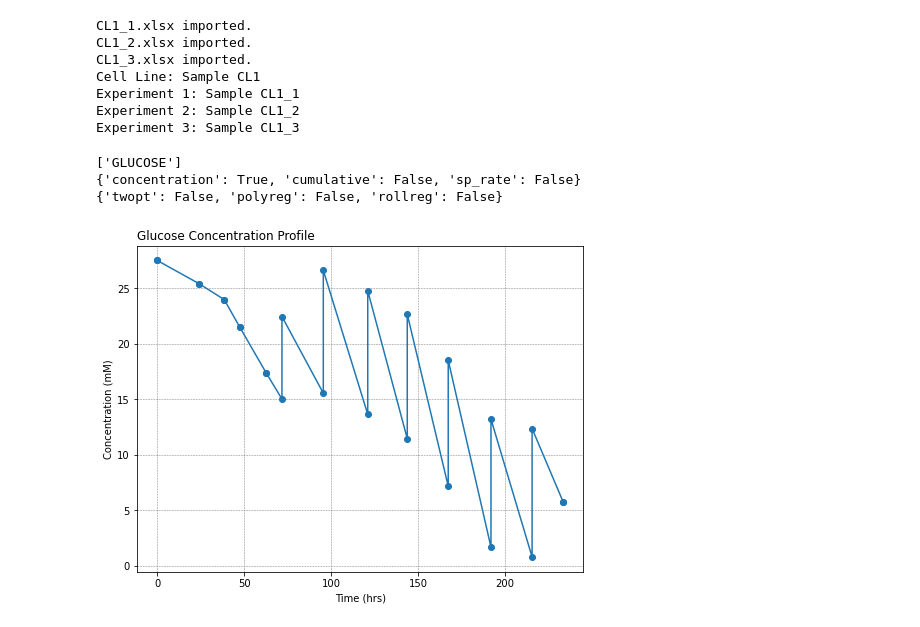
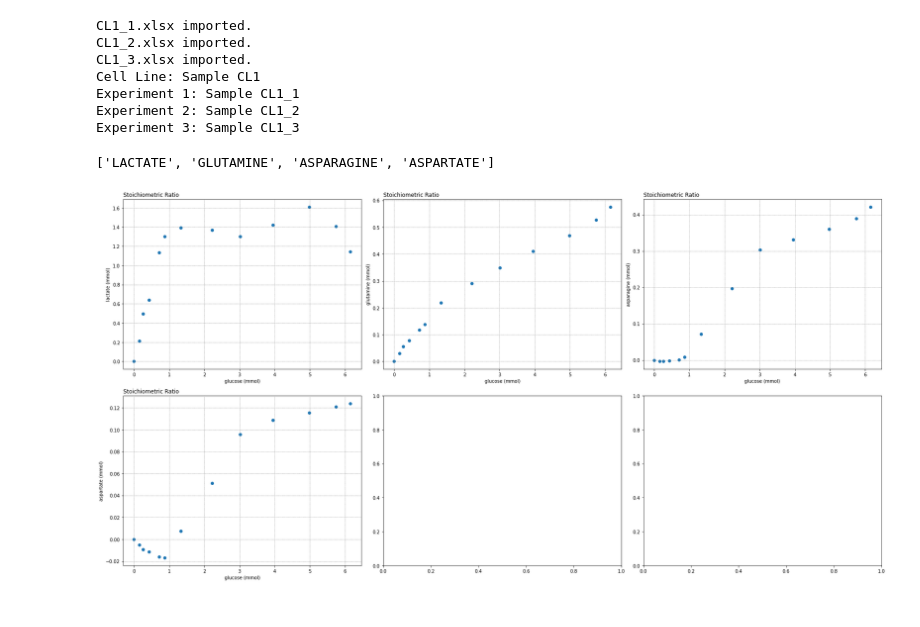
Before and after one commit to lu000285/CCDPApy, a Jupyter notebook: test.ipynb, the cells around one changed output. Drawn from its saved outputs; the diff is of its cells as text; code cells hidden in the pictures.

```diff
--- a/test.ipynb
+++ b/test.ipynb
@@ -7,7 +7,7 @@ input_files = ['CL1_1.xlsx', 'CL1_2.xlsx', 'CL1_3.xlsx']
 measurement_sheet = 'Measured Data'
 feed_sheet = 'Separate Feed Info'
 poly_file = 'polynomial_order_1.xlsx'
-spc = ['Glucose','Lactate','Glutamine','Asparagine','Aspartate']
+spc = ['Glucose','Lactate','Glutamine','Asparagine','Aspartate',]
 new = ['new']
 
 cell_line = CellLine()
@@ -35,11 +35,14 @@ Experiment 1: Sample CL1_1
 Experiment 2: Sample CL1_2
 Experiment 3: Sample CL1_3
 # %%
-cl_1 = cell_line.get_cell_line(cl_name='Sample CL1')
-cl1_1 = cl_1['Sample CL1_1']
-fig = cl1_1.plot(spc_list='GLUCOSE', profile=['conc'])
+plot_list = 'glutamine'
+plot_list = ['Lactate','Glutamine','Asparagine','Aspartate',]
+x = 'glutamine'
+
+cl1_1 = cell_line.get_cell_line(cl_name='Sample CL1')['Sample CL1_1']
+fig = cl1_1.plot_s_ratio(spc_list=plot_list,
+                         #x_spc=x,
+                         )
 # %% [output]
-['GLUCOSE']
-{'concentration': True, 'cumulative': False, 'sp_rate': False}
-{'twopt': False, 'polyreg': False, 'rollreg': False}
+['LACTATE', 'GLUTAMINE', 'ASPARAGINE', 'ASPARTATE']
-[figure, old version]
+[figure, new version]
```
Also changed, not shown: parts of 9 cells of this notebook, 16 other files.
